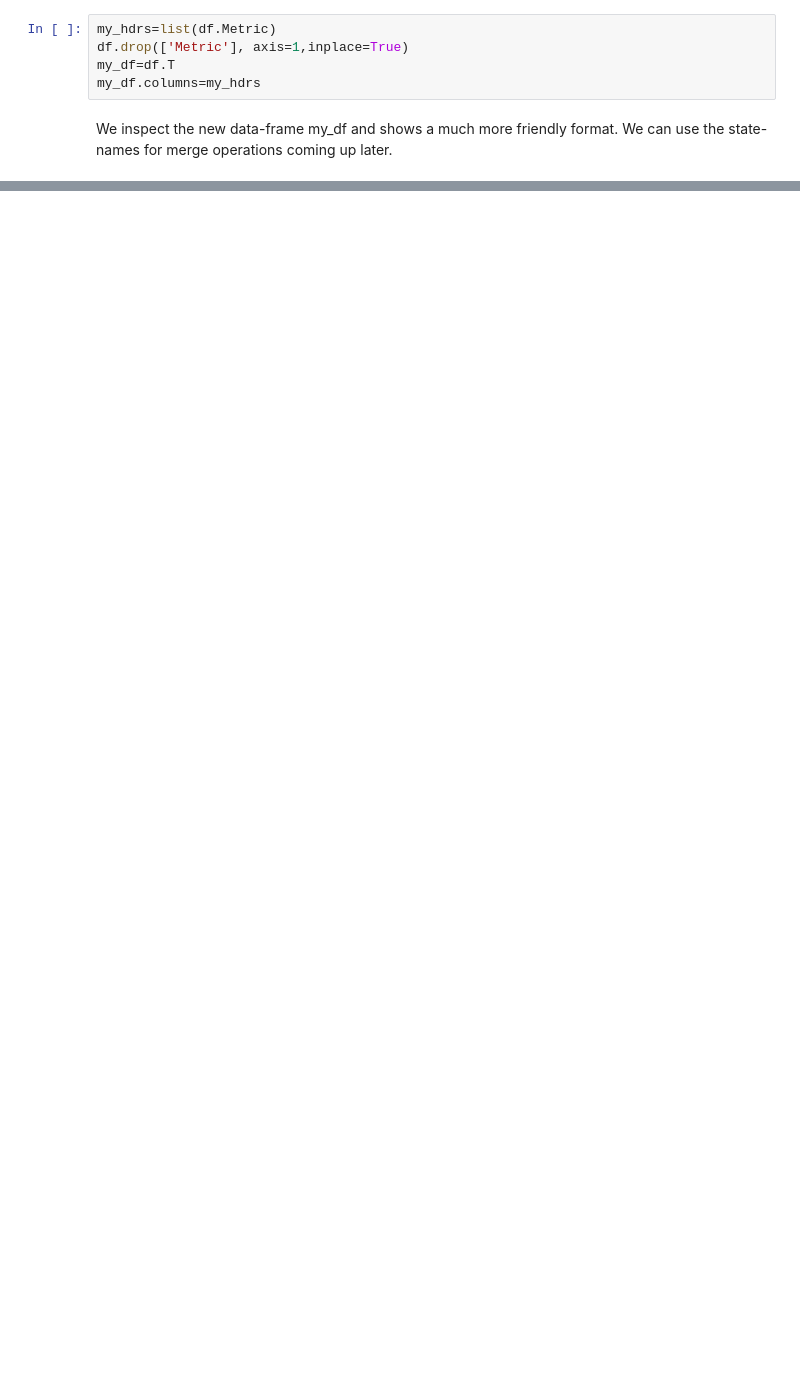
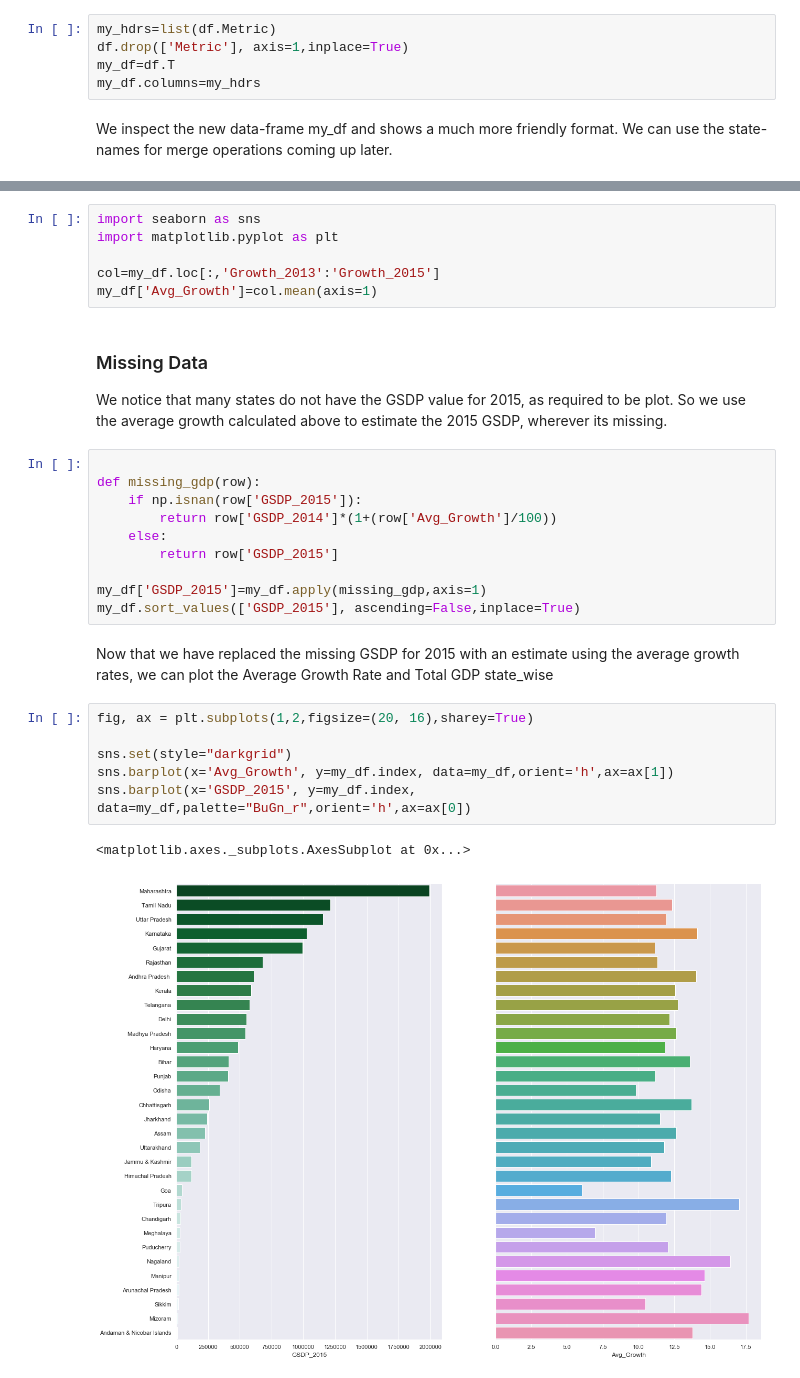
Before and after one commit to Arindam75/Indian-States-GDP-Analysis, a Jupyter notebook: GDP Analysis.ipynb, the cells around one changed output, grey strips where cells are left out. Saved outputs shown, nothing was run; the diff lists cells and outputs as text; blank space fills up the shorter version.

```diff
--- a/GDP Analysis.ipynb
+++ b/GDP Analysis.ipynb
@@ -61,0 +63,31 @@ my_df.head()
+# %%
+import seaborn as sns
+import matplotlib.pyplot as plt
+
+col=my_df.loc[:,'Growth_2013':'Growth_2015']
+my_df['Avg_Growth']=col.mean(axis=1)
+# %% [markdown]
+### Missing Data
+
+We notice that many states do not have the GSDP value for 2015, as required to be plot. So we use the average growth calculated above to estimate the 2015 GSDP, wherever its missing.
+# %%
+
+def missing_gdp(row):
+    if np.isnan(row['GSDP_2015']):
+        return row['GSDP_2014']*(1+(row['Avg_Growth']/100))
+    else:
+        return row['GSDP_2015']
+
+my_df['GSDP_2015']=my_df.apply(missing_gdp,axis=1)
+my_df.sort_values(['GSDP_2015'], ascending=False,inplace=True)
+# %% [markdown]
+Now that we have replaced the missing GSDP for 2015 with an estimate using the average growth rates, we can plot the Average Growth Rate and Total GDP state_wise
+# %%
+fig, ax = plt.subplots(1,2,figsize=(20, 16),sharey=True)
+
+sns.set(style="darkgrid")
+sns.barplot(x='Avg_Growth', y=my_df.index, data=my_df,orient='h',ax=ax[1])
+sns.barplot(x='GSDP_2015', y=my_df.index, data=my_df,palette="BuGn_r",orient='h',ax=ax[0])
+# %% [output]
+<matplotlib.axes._subplots.AxesSubplot at 0x...>
+[figure, added]
```
Also changed, not shown: parts of 8 cells of this notebook.
